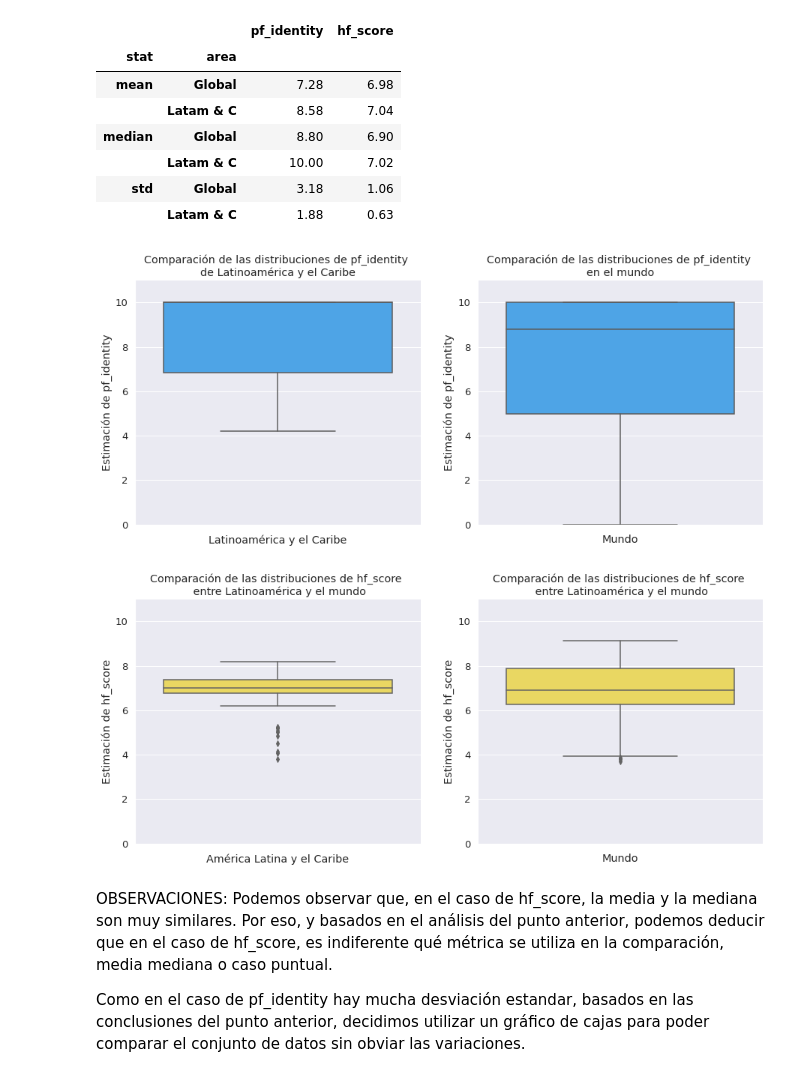
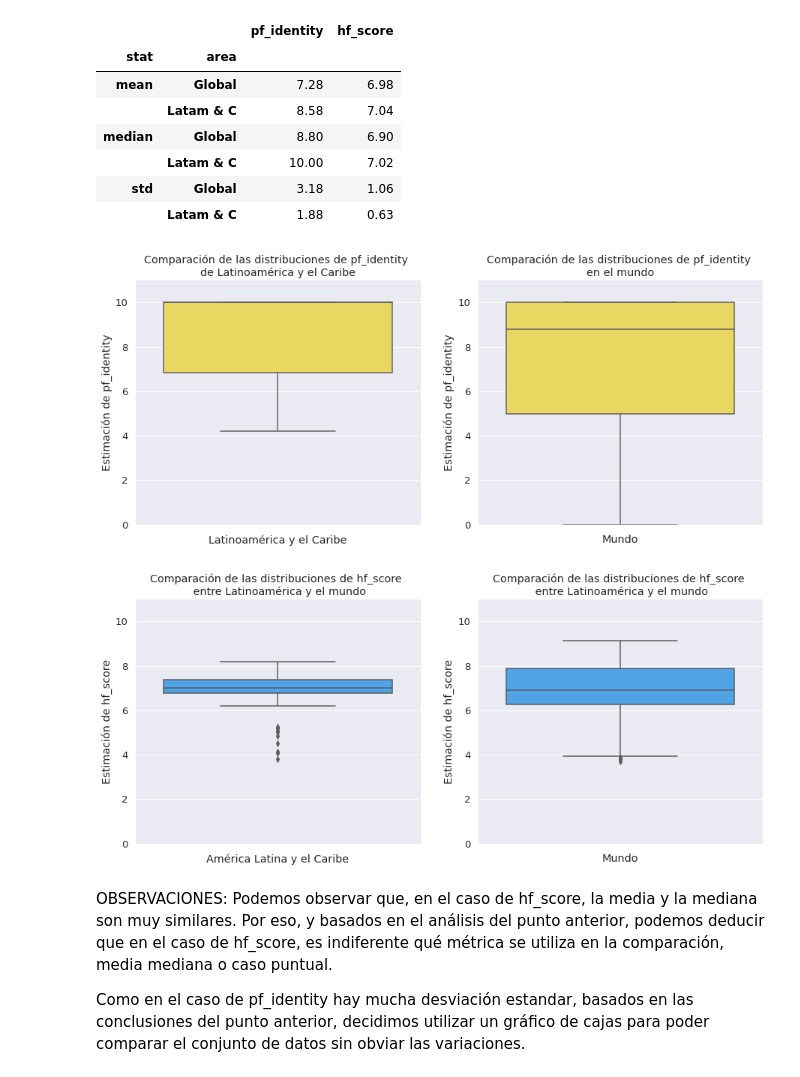
Before and after one commit to GatitoNegro/diplodatosAyVD, a Jupyter notebook: Practico1.ipynb, the cells around one changed output. Cells and saved outputs as stored; diff of their text form; code cells hidden in the pictures.

```diff
--- a/Practico1.ipynb
+++ b/Practico1.ipynb
@@ -300,27 +300,27 @@ ds_group.set_index(['stat','area']).sort_values(by=['stat']).round(2)
 # %%
 plt.figure(figsize=(15,6))
 plt.subplot(1,2,1)
-seaborn.boxplot(data=dataset_latamYCaribe, y='pf_identity', color=BLUE)
+seaborn.boxplot(data=dataset_latamYCaribe, y='pf_identity', color=YELLOW)
 plt.ylabel('Estimación de pf_identity')
 plt.title('Comparación de las distribuciones de pf_identity \nde Latinoamérica y el Caribe')
 plt.xticks(rotation=90)
 plt.xlabel('Latinoamérica y el Caribe')
 plt.ylim([0,11])
 
 plt.subplot(1,2,2)
 plt.ylim([0,11])
-seaborn.boxplot(data=dataset, y='pf_identity', color=BLUE)
+seaborn.boxplot(data=dataset, y='pf_identity', color=YELLOW)
 plt.ylabel('Estimación de pf_identity')
 plt.xlabel('Mundo')
 plt.title('Comparación de las distribuciones de pf_identity \nen el mundo')
 plt.xticks(rotation=90)
 seaborn.despine()
 # %% [output]
-[figure, old version]
+[figure, new version]
 # %%
 plt.figure(figsize=(15,6))
 plt.subplot(1,2,1)
-seaborn.boxplot(data=dataset_latamYCaribe, y='hf_score', color=YELLOW)
+seaborn.boxplot(data=dataset_latamYCaribe, y='hf_score', color=BLUE)
 plt.ylabel('Estimación de hf_score')
 plt.title('Comparación de las distribuciones de hf_score \n entre Latinoamérica y el mundo')
 plt.xlabel('América Latina y el Caribe')
@@ -329,14 +329,14 @@ plt.ylim([0,11])
 
 plt.subplot(1,2,2)
 plt.ylim([0,11])
-seaborn.boxplot(data=dataset, y='hf_score', color=YELLOW)
+seaborn.boxplot(data=dataset, y='hf_score', color=BLUE)
 plt.ylabel('Estimación de hf_score')
 plt.xlabel('Mundo')
 plt.title('Comparación de las distribuciones de hf_score \n entre Latinoamérica y el mundo')
 plt.xticks(rotation=90)
 seaborn.despine()
 # %% [output]
-[figure, old version]
+[figure, new version]
 # %% [markdown]
 OBSERVACIONES: Podemos observar que, en el caso de hf_score, la media y la mediana son muy similares. Por eso, y basados en el análisis del punto anterior, podemos deducir que en el caso de hf_score, es indiferente qué métrica se utiliza en la comparación, media mediana o caso puntual.
 
```
Also changed, not shown: parts of 3 cells of this notebook.
